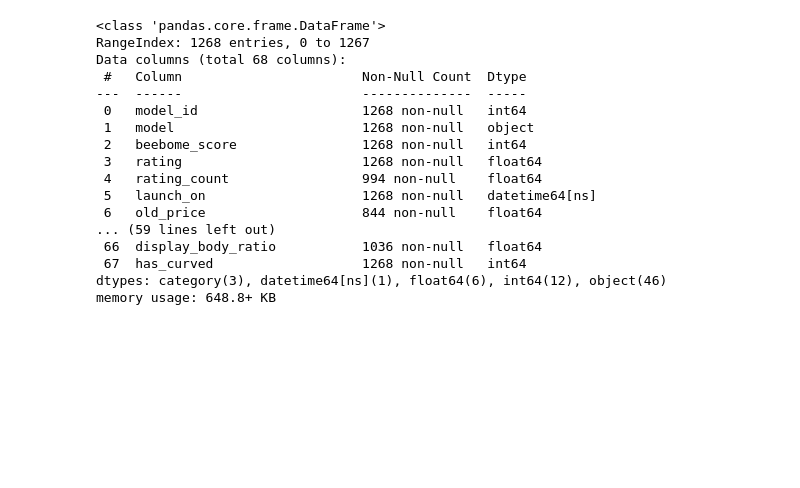
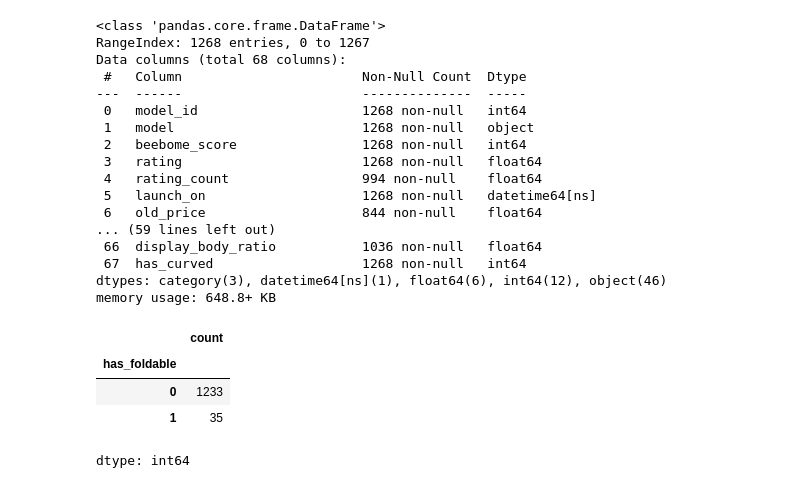
Before and after one commit to rajeshxdatascience/SpecLens-AI, a Jupyter notebook: SpecLens_AI_Data_Engineering.ipynb, the cells around one changed output. Saved outputs shown, nothing was run; the diff lists cells and outputs as text; code cells hidden in the pictures; blank space fills up the shorter version.

Commit message:
feat: featured has foldable with binary 0/1

```diff
--- a/SpecLens_AI_Data_Engineering.ipynb
+++ b/SpecLens_AI_Data_Engineering.ipynb
@@ -1084,4 +1084,12 @@ def extract_foldable(text):
 
   return 0
 
-df['has_foldable'] = df['']
+df['has_foldable'] = df['display_size'].apply(extract_foldable)
+# %%
+df['has_foldable'].value_counts()
+# %% [output]
+|  | count |
+| has_foldable |  |
+| 0 | 1233 |
+| 1 | 35 |
+dtype: int64
```
Also changed, not shown: parts of 1 cell of this notebook.
